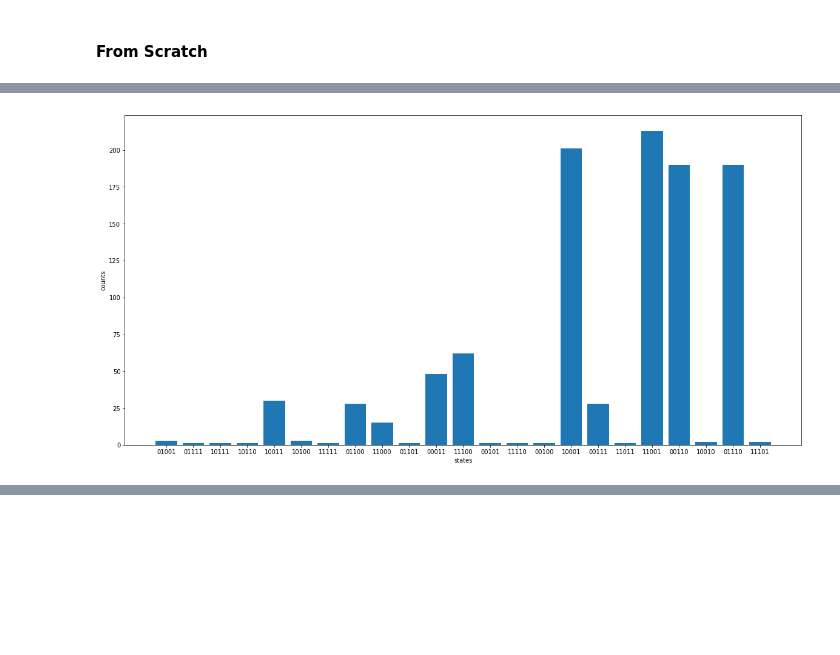
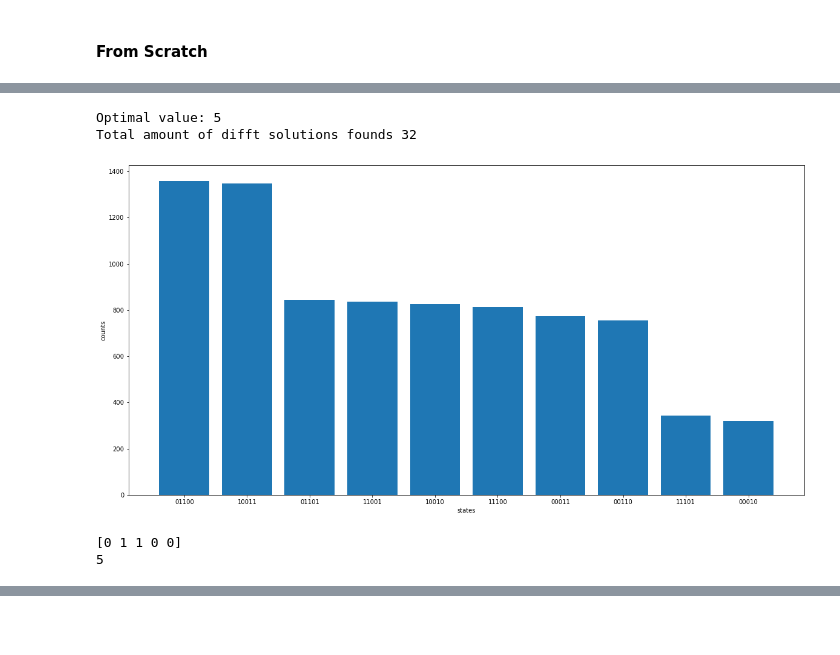
Before and after one commit to XunyiZhao/Quantum_Information_Project, a Jupyter notebook: maxcut.ipynb, the cells around one changed output, grey strips where cells are left out. Drawn from its saved outputs; the diff is of its cells as text; code cells hidden in the pictures; blank space fills up the shorter version.

```diff
--- a/maxcut.ipynb
+++ b/maxcut.ipynb
@@ -229,14 +237,40 @@ mc.heatmap(2, n_gamma=40, n_beta=20)
-# %%
-counts = mc.counts
-
-plt.figure(figsize=(20,10))
-plt.bar(range(len(counts)), list(counts.values()), align='center')
-plt.xticks(range(len(counts)), list(counts.keys()))
-plt.xlabel('states')
-plt.ylabel('counts')
-plt.show()
-# %% [output]
-[figure, removed]
+# %%
+counts = mc.counts
+
+#print(counts)
+newcounts = sorted(counts.items(), key = lambda x:(x[1], x[0]), reverse=True)
+# print(np.array(newcounts)[:,1].astype(int))
+
+y = np.array([int(x) for x in binlist.format(int(newcounts[0][0],2))])
+print("Optimal value:", int(np.sum(np.outer(y,(1-y)) * A)))
+print("Total amount of difft solutions founds", len(counts))
+
+
+
+
+plt.figure(figsize=(20,10))
+plt.bar(range(min(len(counts),10)), list(np.array(newcounts)[0:10,1].astype(int)), align='center')
+plt.xticks(range(min(len(counts),10)), list(np.array(newcounts)[0:10,0]))
+plt.xlabel('states')
+plt.ylabel('counts')
+plt.show()
+
+
+# plt.figure(figsize=(20,10))
+# plt.bar(range(len(counts)), list(counts.values()), align='center')
+# plt.xticks(range(len(counts)), list(counts.keys()))
+# plt.xlabel('states')
+# plt.ylabel('counts')
+# plt.show()
+y = np.array([int(x) for x in binlist.format(int(newcounts[0][0],2))])
+print(y)
+print(int(np.sum(np.outer(y,(1-y)) * A)))
+# %% [output]
+Optimal value: 5
+Total amount of difft solutions founds 32
+[figure, added]
+[0 1 1 0 0]
+5
 # %%
 print('trained beta:', mc.beta)
 print('trained gamma:', mc.gamma)
```
Also changed, not shown: parts of 9 cells of this notebook.
